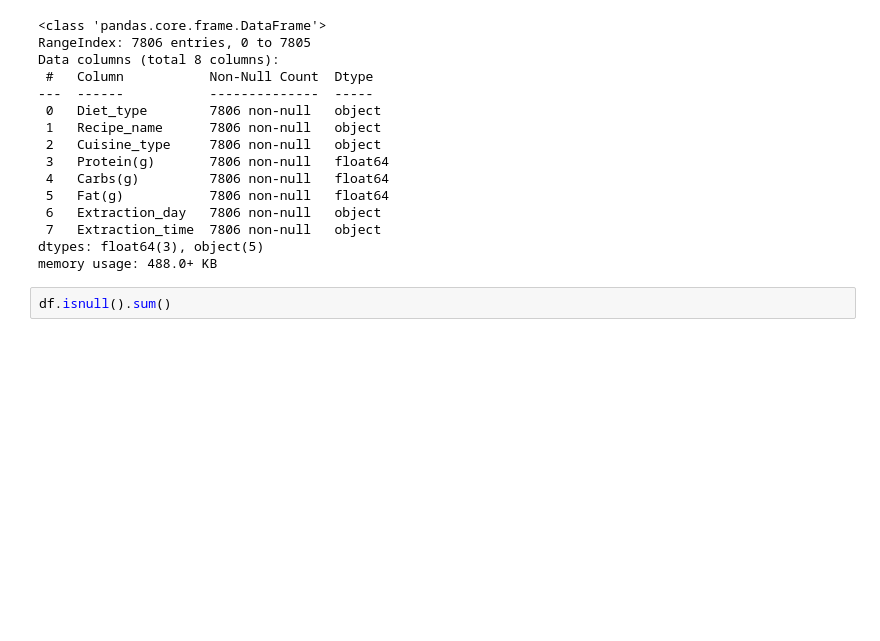
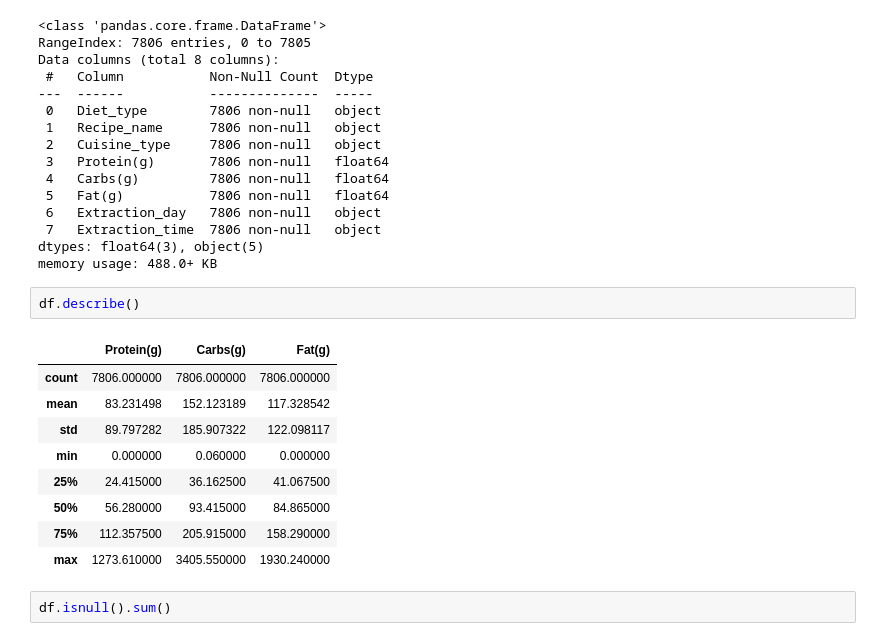
Before and after one commit to Us9r/DicodingBMLP, a Jupyter notebook: [Clustering]_Submission_Akhir_BMLP_Us9r.ipynb, the cells around one changed output. Saved outputs shown, nothing was run; the diff lists cells and outputs as text; blank space fills up the shorter version.

```diff
--- a/[Clustering]_Submission_Akhir_BMLP_Us9r.ipynb
+++ b/[Clustering]_Submission_Akhir_BMLP_Us9r.ipynb
@@ -107,6 +107,18 @@ Data columns (total 8 columns):
  7   Extraction_time  7806 non-null   object
 dtypes: float64(3), object(5)
 memory usage: 488.0+ KB
+# %%
+df.describe()
+# %% [output]
+|  | Protein(g) | Carbs(g) | Fat(g) |
+| count | 7806.000000 | 7806.000000 | 7806.000000 |
+| mean | 83.231498 | 152.123189 | 117.328542 |
+| std | 89.797282 | 185.907322 | 122.098117 |
+| min | 0.000000 | 0.060000 | 0.000000 |
+| 25% | 24.415000 | 36.162500 | 41.067500 |
+| 50% | 56.280000 | 93.415000 | 84.865000 |
+| 75% | 112.357500 | 205.915000 | 158.290000 |
+| max | 1273.610000 | 3405.550000 | 1930.240000 |
 # %%
 df.isnull().sum()
 # %% [output]
```
Also changed, not shown: parts of 2 cells of this notebook.
